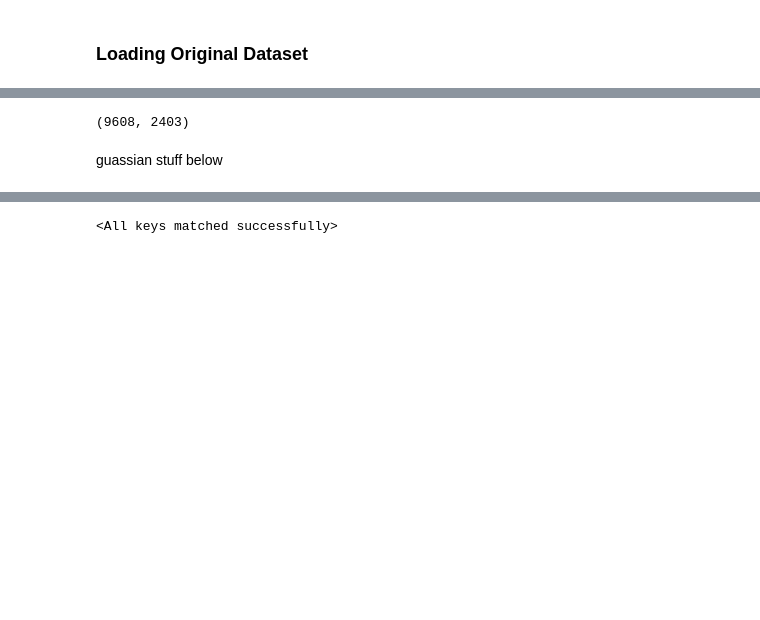
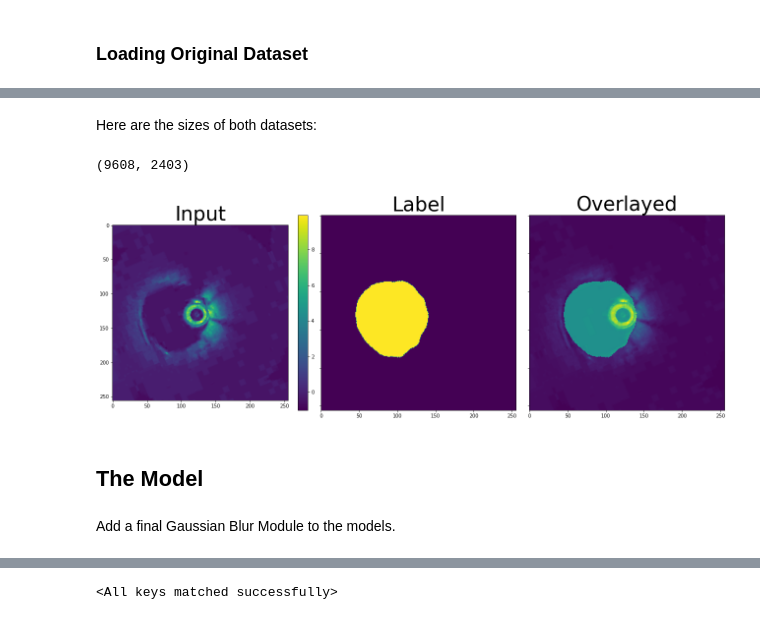
Before and after one commit to arjunsbalaji/seg_model, a Jupyter notebook: nbs/Analysis.ipynb, the cells around one changed output, grey strips where cells are left out. Cells and saved outputs as stored; diff of their text form; code cells hidden in the pictures; blank space fills up the shorter version.

```diff
--- a/nbs/Analysis.ipynb
+++ b/nbs/Analysis.ipynb
@@ -321,3 +358,3 @@ class OCTDataset(Dataset):
 # %%
-oct_data_t = OCTDataset(data_path/'images', train, opts.start_size,opts.c_size,opts.transforms,opts.input_images, opts.cuda)
+oct_data_t = OCTDataset(data_path/'images', train, opts.start_size,opts.c_size,True,opts.input_images, opts.cuda)
 oct_data_v = OCTDataset(data_path/'images', valid, opts.start_size,opts.c_size,opts.transforms,opts.input_images, opts.cuda)
@@ -331,3 +361,5 @@ oct_load_v = DataLoader(oct_data_v, batch_size=1, shuffle=False)
+# %% [markdown]
+Here are the sizes of both datasets:
 # %%
 len(oct_data_t),len(oct_data_v)
 # %% [output]
@@ -335,3 +372,9 @@ len(oct_data_t),len(oct_data_v)
+# %%
+oct_data_t.visualise(644)
+# %% [output]
+[figure, added]
+# %% [markdown]
+## The Model
 # %%
 model = m.CapsNet(opts);
 model.to(opts.device);
@@ -341,2 +380,0 @@ modelfake.to(opts.device);
-# %% [markdown]
-guassian stuff below
@@ -342,0 +384,2 @@ guassian stuff below
+# %% [markdown]
+Add a final Gaussian Blur Module to the models.
```
Also changed, not shown: parts of 135 cells of this notebook, 10 other files.
